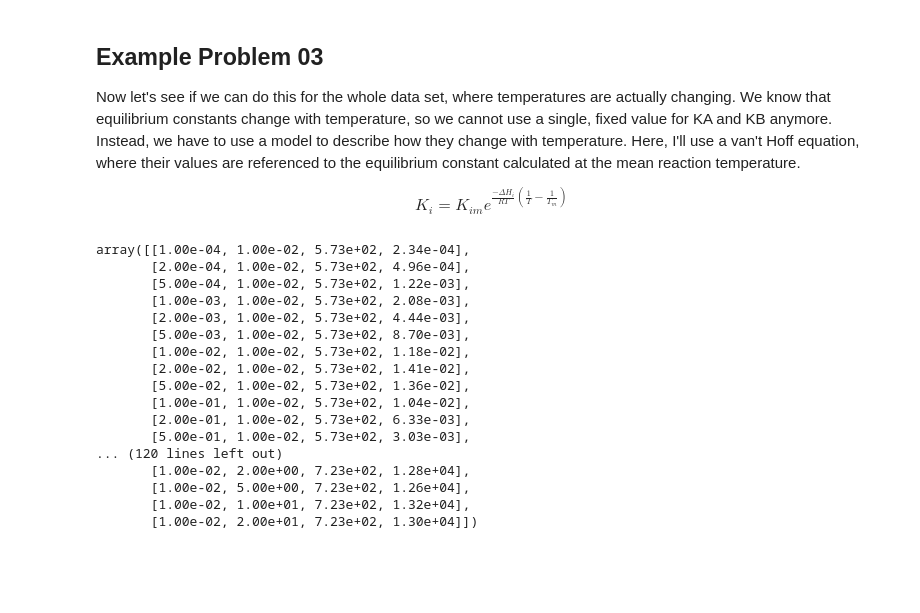
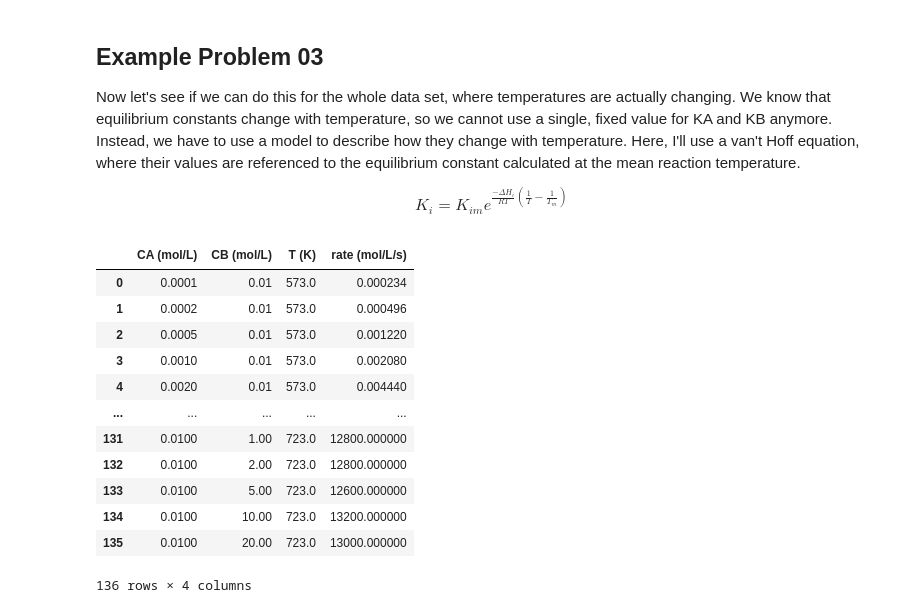
Before and after one commit to jqbond/CEN587, a Jupyter notebook: Notebooks/587-N53.ipynb, the cells around one changed output. Drawn from its saved outputs; the diff is of its cells as text; code cells hidden in the pictures; blank space fills up the shorter version.

```diff
--- a/Notebooks/587-N53.ipynb
+++ b/Notebooks/587-N53.ipynb
@@ -283,32 +288,31 @@ EA = 108049 J/mol, KA =  2958 L/mol, KB =  7540 L/mol, SSE = 0.147
 Now let's see if we can do this for the whole data set, where temperatures are actually changing.  We know that equilibrium constants change with temperature, so we cannot use a single, fixed value for KA and KB anymore.  Instead, we have to use a model to describe how they change with temperature.  Here, I'll use a van't Hoff equation, where their values are referenced to the equilibrium constant calculated at the mean reaction temperature.
 
 $$K_i = K_{im}e^{\frac{-\Delta H_i}{RT}\left(\frac{1}{T}-\frac{1}{T_m}\right)}$$
-# %%
-#Load Experimental Times; convert to 1D numpy array
-file = open("DATA2.csv")
-csvreader = csv.reader(file)
-rows = []
-for row in csvreader:
-     rows.append(row)
-file.close()
-DATA2 = np.array(rows, dtype = 'float')
-DATA2
-# %% [output]
-array([[1.00e-04, 1.00e-02, 5.73e+02, 2.34e-04],
-       [2.00e-04, 1.00e-02, 5.73e+02, 4.96e-04],
-       [5.00e-04, 1.00e-02, 5.73e+02, 1.22e-03],
-       [1.00e-03, 1.00e-02, 5.73e+02, 2.08e-03],
-       [2.00e-03, 1.00e-02, 5.73e+02, 4.44e-03],
-       [5.00e-03, 1.00e-02, 5.73e+02, 8.70e-03],
-       [1.00e-02, 1.00e-02, 5.73e+02, 1.18e-02],
-       [2.00e-02, 1.00e-02, 5.73e+02, 1.41e-02],
-       [5.00e-02, 1.00e-02, 5.73e+02, 1.36e-02],
-       [1.00e-01, 1.00e-02, 5.73e+02, 1.04e-02],
-       [2.00e-01, 1.00e-02, 5.73e+02, 6.33e-03],
-       [5.00e-01, 1.00e-02, 5.73e+02, 3.03e-03],
-... (120 lines left out)
-       [1.00e-02, 2.00e+00, 7.23e+02, 1.28e+04],
-       [1.00e-02, 5.00e+00, 7.23e+02, 1.26e+04],
-       [1.00e-02, 1.00e+01, 7.23e+02, 1.32e+04],
-       [1.00e-02, 2.00e+01, 7.23e+02, 1.30e+04]])
+# %%
+#################################################################################################
+# Load experimental measurements for first problem into a data frame                            #
+#################################################################################################
+
+DATA2df = pd.read_csv("DATA2.csv", names = ["CA (mol/L)", "CB (mol/L)", "T (K)", "rate (mol/L/s)"])
+
+#################################################################################################
+# Convert data frame to numpy array --> easier for elementwise math                             #
+#################################################################################################
+
+DATA2   = pd.DataFrame.to_numpy(DATA2df)
+DATA2df
+# %% [output]
+|  | CA (mol/L) | CB (mol/L) | T (K) | rate (mol/L/s) |
+| 0 | 0.0001 | 0.01 | 573.0 | 0.000234 |
+| 1 | 0.0002 | 0.01 | 573.0 | 0.000496 |
+| 2 | 0.0005 | 0.01 | 573.0 | 0.001220 |
+| 3 | 0.0010 | 0.01 | 573.0 | 0.002080 |
+| 4 | 0.0020 | 0.01 | 573.0 | 0.004440 |
+| ... | ... | ... | ... | ... |
+| 131 | 0.0100 | 1.00 | 723.0 | 12800.000000 |
+| 132 | 0.0100 | 2.00 | 723.0 | 12800.000000 |
+| 133 | 0.0100 | 5.00 | 723.0 | 12600.000000 |
+| 134 | 0.0100 | 10.00 | 723.0 | 13200.000000 |
+| 135 | 0.0100 | 20.00 | 723.0 | 13000.000000 |
+136 rows × 4 columns
 # %%
```
Also changed, not shown: parts of 6 cells of this notebook, 32 other files.
